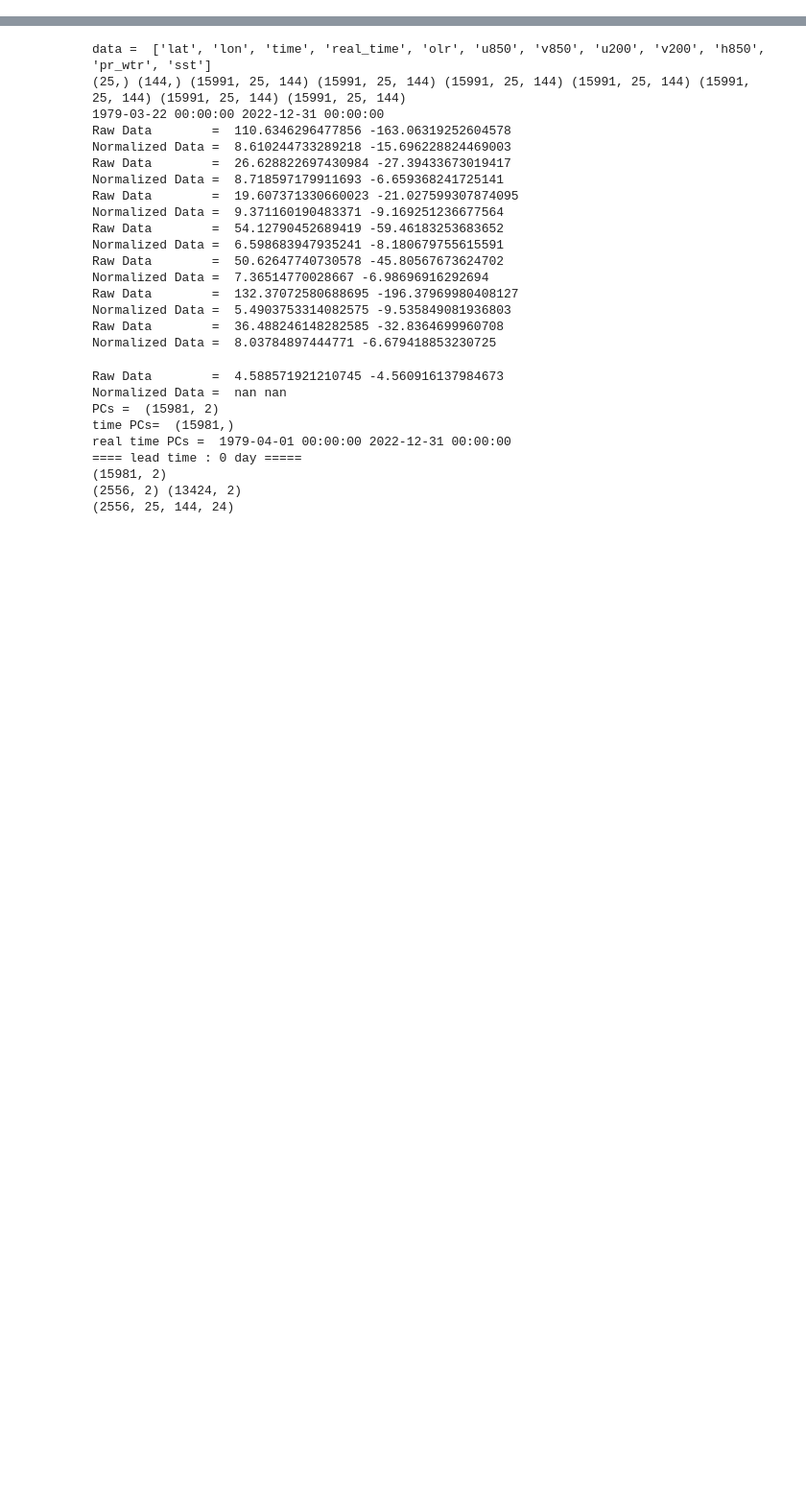
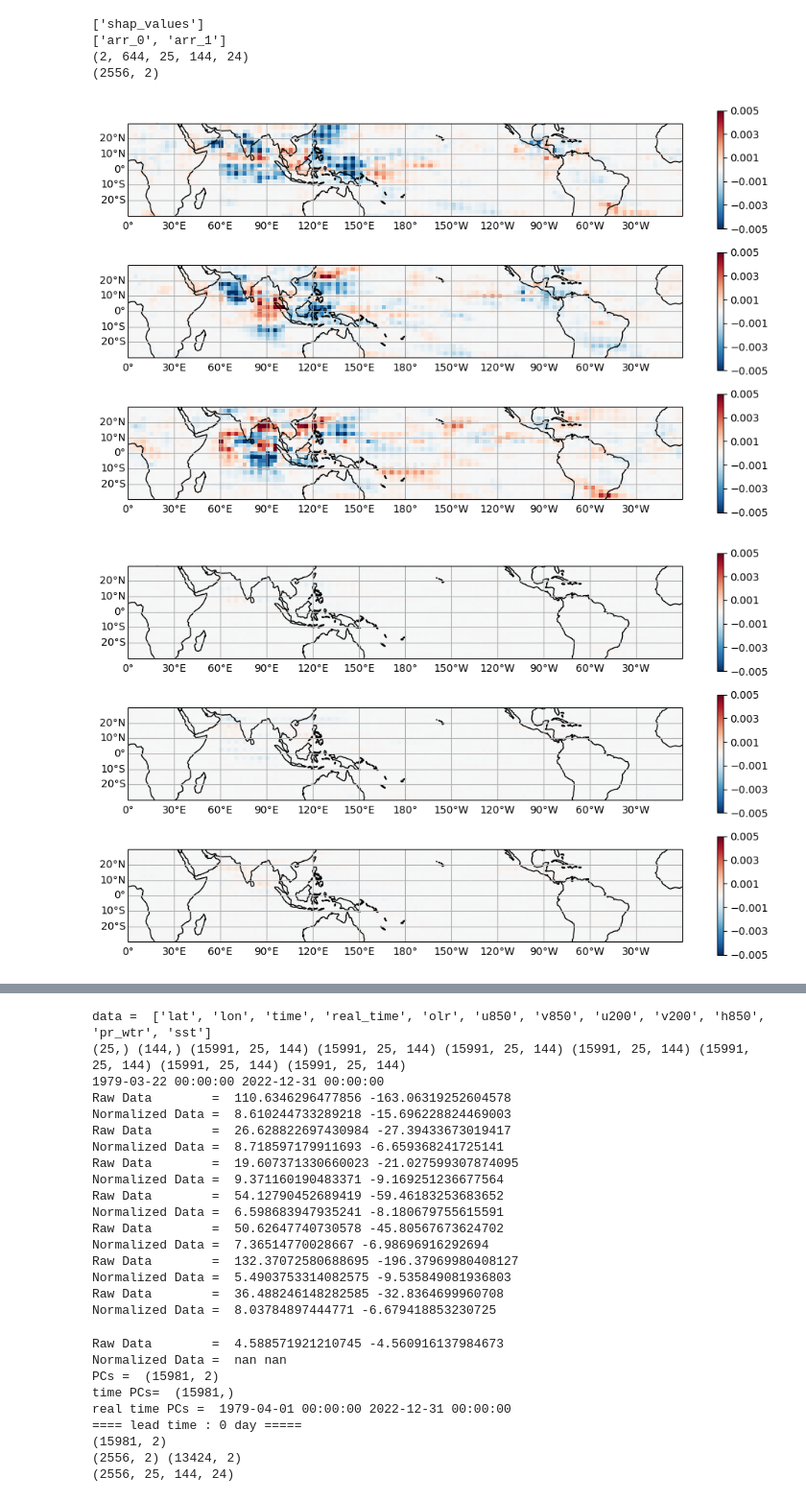
Before and after one commit to Yuumae1/machine_learning, a Jupyter notebook: notebook/shap_kikuchi-bsiso.ipynb, the cells around one changed output, grey strips where cells are left out. Shown at 96% size. Saved outputs shown, nothing was run; the diff lists cells and outputs as text; code cells hidden in the pictures; blank space fills up the shorter version.

Commit message:
shap main program

```diff
--- a/notebook/shap_kikuchi-bsiso.ipynb
+++ b/notebook/shap_kikuchi-bsiso.ipynb
@@ -35,0 +43,38 @@ from keras.models import load_model
+# %%
+df  = np.load('/work/gi55/i55233/data/results/bsiso_shap/jja_000day.npz')
+df2 = np.load('/work/gi55/i55233/data/machine_learning/results/kikuchi-8vals_v1/cor/8vals/000day/seed008.npz')
+print(df.files)
+print(df2.files)
+shap_values = df['shap_values']
+pred = df2['arr_0'] # 対応する pred の値
+print(shap_values.shape)
+print(pred.shape)
+# %% [output]
+['shap_values']
+['arr_0', 'arr_1']
+(2, 644, 25, 144, 24)
+(2556, 2)
+# %%
+name_box = ['OLR', 'U WIND', 'V UIND']
+for jj in range(0,3):
+  fig = plt.figure(figsize=(12,7))
+  for cc in range(3):
+    ax=fig.add_subplot(3,1,cc+1, projection=ccrs.PlateCarree(central_longitude=180))
+    ax.set_extent([-180, 180, -30, 30], crs=ccrs.PlateCarree())
+    gl = ax.gridlines(crs=ccrs.PlateCarree(), draw_labels=True)
+    gl.top_labels = False     # 上部の経度のラベルを消去
+    gl.xlocator = mticker.FixedLocator(np.arange(-180, 180, 30)) # 経度線
+    gl.ylocator = mticker.FixedLocator(np.arange(-30, 30, 10)) # 緯度線
+    ax.coastlines()
+
+    lon = np.linspace(0, 360, 144)
+    lat = np.linspace(30, -30, 25)
+    x, y = np.meshgrid(lon-180.0, lat) # 経度、緯度データ
+    cntr = ax.pcolormesh(x, y, shap_values[1,100,:,:,3*jj+cc], vmax=0.005, vmin=-0.005, cmap='RdBu_r')
+    cbar = fig.colorbar(cntr, ticks = np.linspace(-0.005, 0.005, 6), orientation='vertical')
+    #ax.set_title('Shaprey Value  ' + str(name_box[jj]))
+    ax.axis((-180, 180, -30, 30))
+  plt.show()
+# %% [output]
+[figure, added]
+[figure, added]
```
Also changed, not shown: parts of 15 cells of this notebook, 3 other files.
